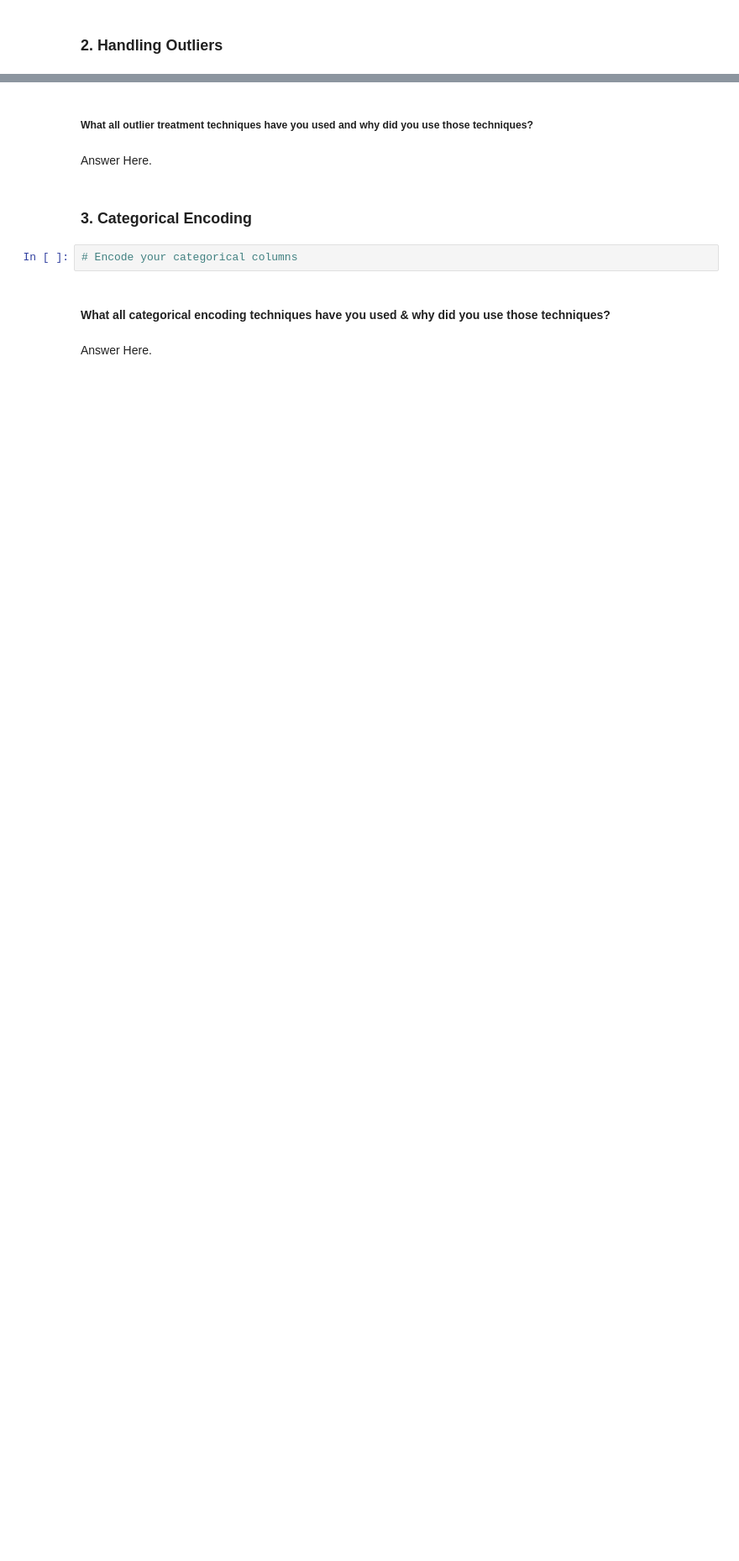
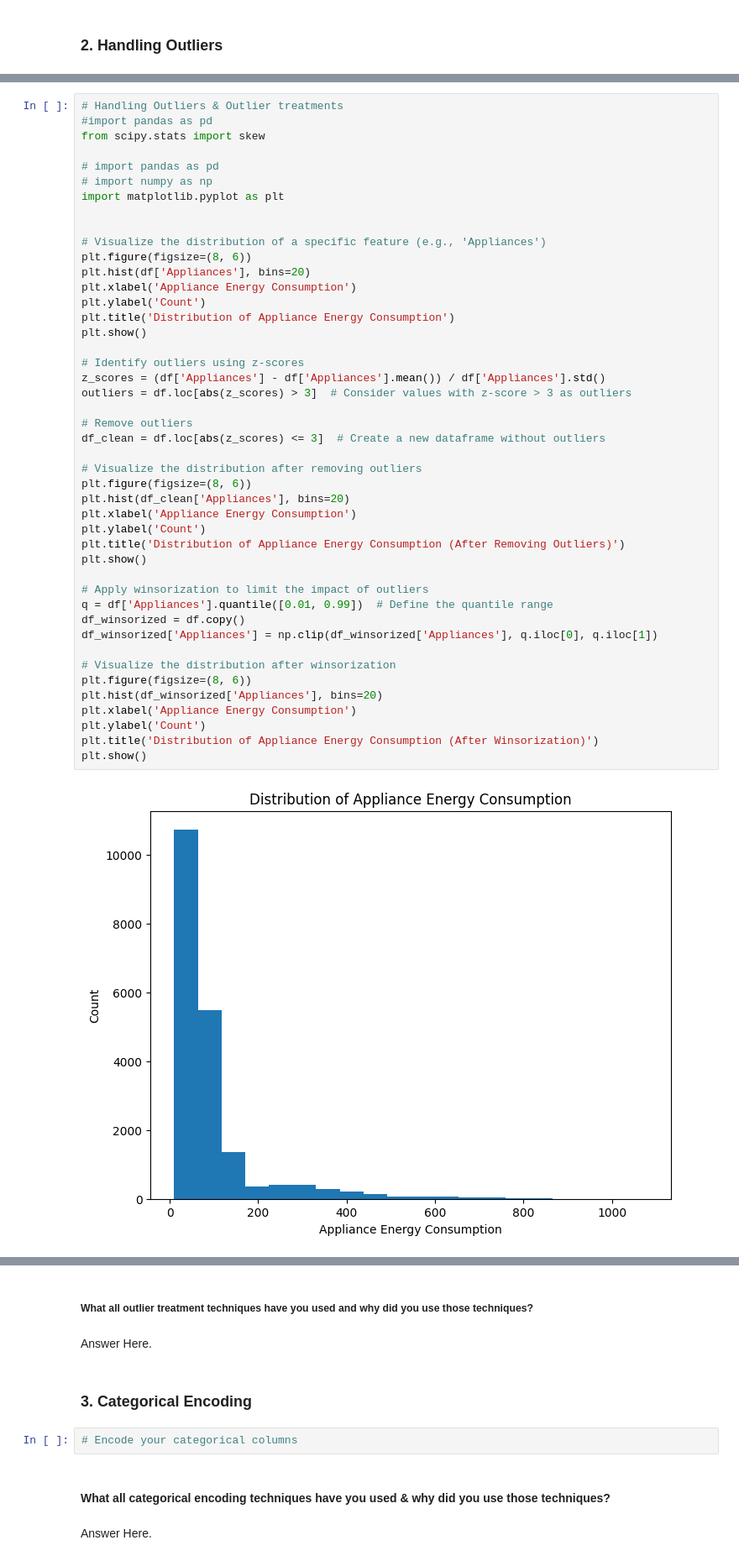
Before and after one commit to ruksz/EnergyPredictionML, a Jupyter notebook: ML_Capstone_Project_Appliance_Energy_Prediction_.ipynb, the cells around one changed output, grey strips where cells are left out. Shown at 84% size. Drawn from its saved outputs; the diff is of its cells as text; blank space fills up the shorter version.

```diff
--- a/ML_Capstone_Project_Appliance_Energy_Prediction_.ipynb
+++ b/ML_Capstone_Project_Appliance_Energy_Prediction_.ipynb
@@ -928,0 +954,47 @@ Answer Here.
+# %%
+# Handling Outliers & Outlier treatments
+#import pandas as pd
+from scipy.stats import skew
+
+# import pandas as pd
+# import numpy as np
+import matplotlib.pyplot as plt
+
+
+# Visualize the distribution of a specific feature (e.g., 'Appliances')
+plt.figure(figsize=(8, 6))
+plt.hist(df['Appliances'], bins=20)
+plt.xlabel('Appliance Energy Consumption')
+plt.ylabel('Count')
+plt.title('Distribution of Appliance Energy Consumption')
+plt.show()
+
+# Identify outliers using z-scores
+z_scores = (df['Appliances'] - df['Appliances'].mean()) / df['Appliances'].std()
+outliers = df.loc[abs(z_scores) > 3]  # Consider values with z-score > 3 as outliers
+
+# Remove outliers
+df_clean = df.loc[abs(z_scores) <= 3]  # Create a new dataframe without outliers
+
+# Visualize the distribution after removing outliers
+plt.figure(figsize=(8, 6))
+plt.hist(df_clean['Appliances'], bins=20)
+plt.xlabel('Appliance Energy Consumption')
+plt.ylabel('Count')
+plt.title('Distribution of Appliance Energy Consumption (After Removing Outliers)')
+plt.show()
+
+# Apply winsorization to limit the impact of outliers
+q = df['Appliances'].quantile([0.01, 0.99])  # Define the quantile range
+df_winsorized = df.copy()
+df_winsorized['Appliances'] = np.clip(df_winsorized['Appliances'], q.iloc[0], q.iloc[1])
+
+# Visualize the distribution after winsorization
+plt.figure(figsize=(8, 6))
+plt.hist(df_winsorized['Appliances'], bins=20)
+plt.xlabel('Appliance Energy Consumption')
+plt.ylabel('Count')
+plt.title('Distribution of Appliance Energy Consumption (After Winsorization)')
+plt.show()
+# %% [output]
+[figure, added]
```
Also changed, not shown: parts of 6 cells of this notebook.
